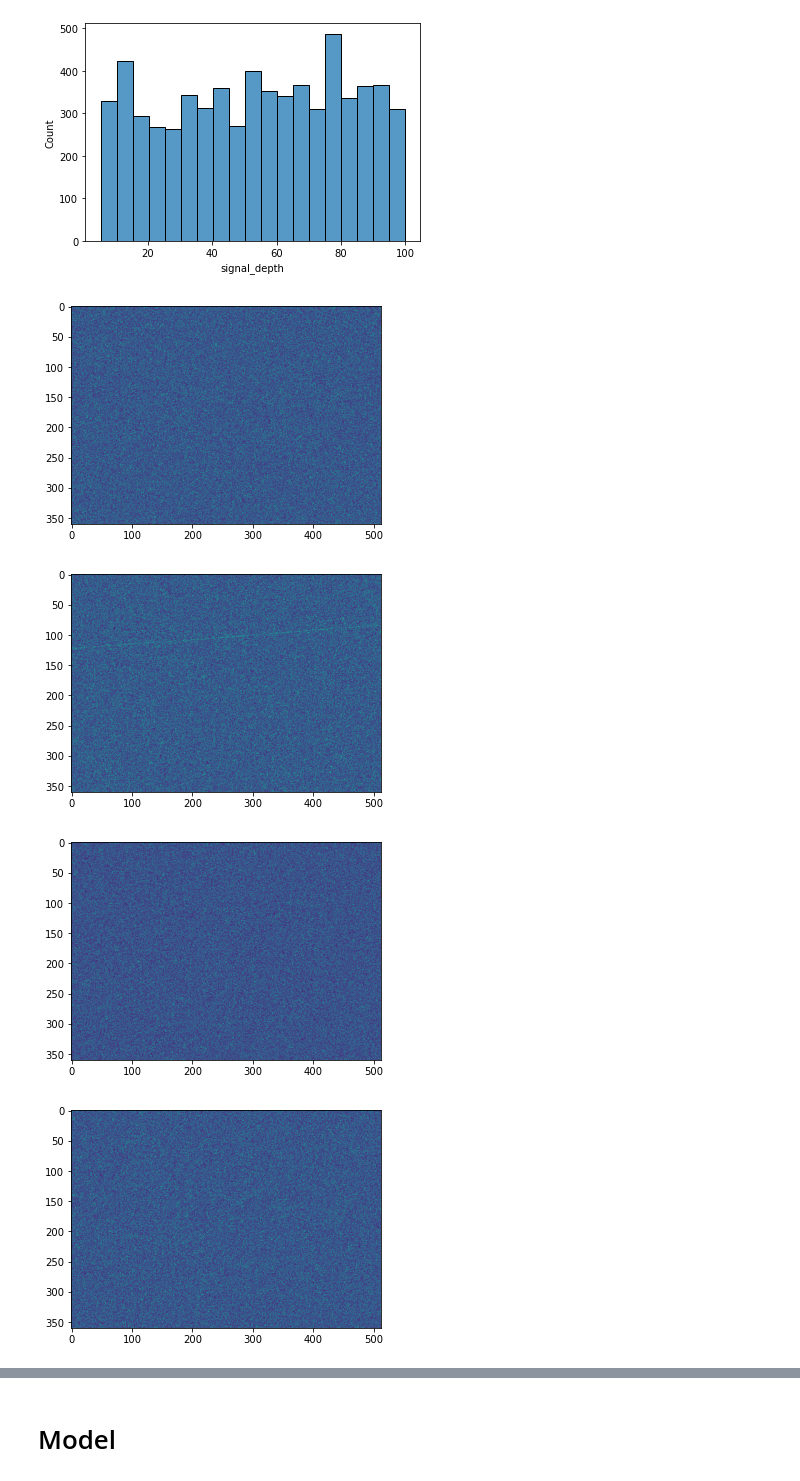
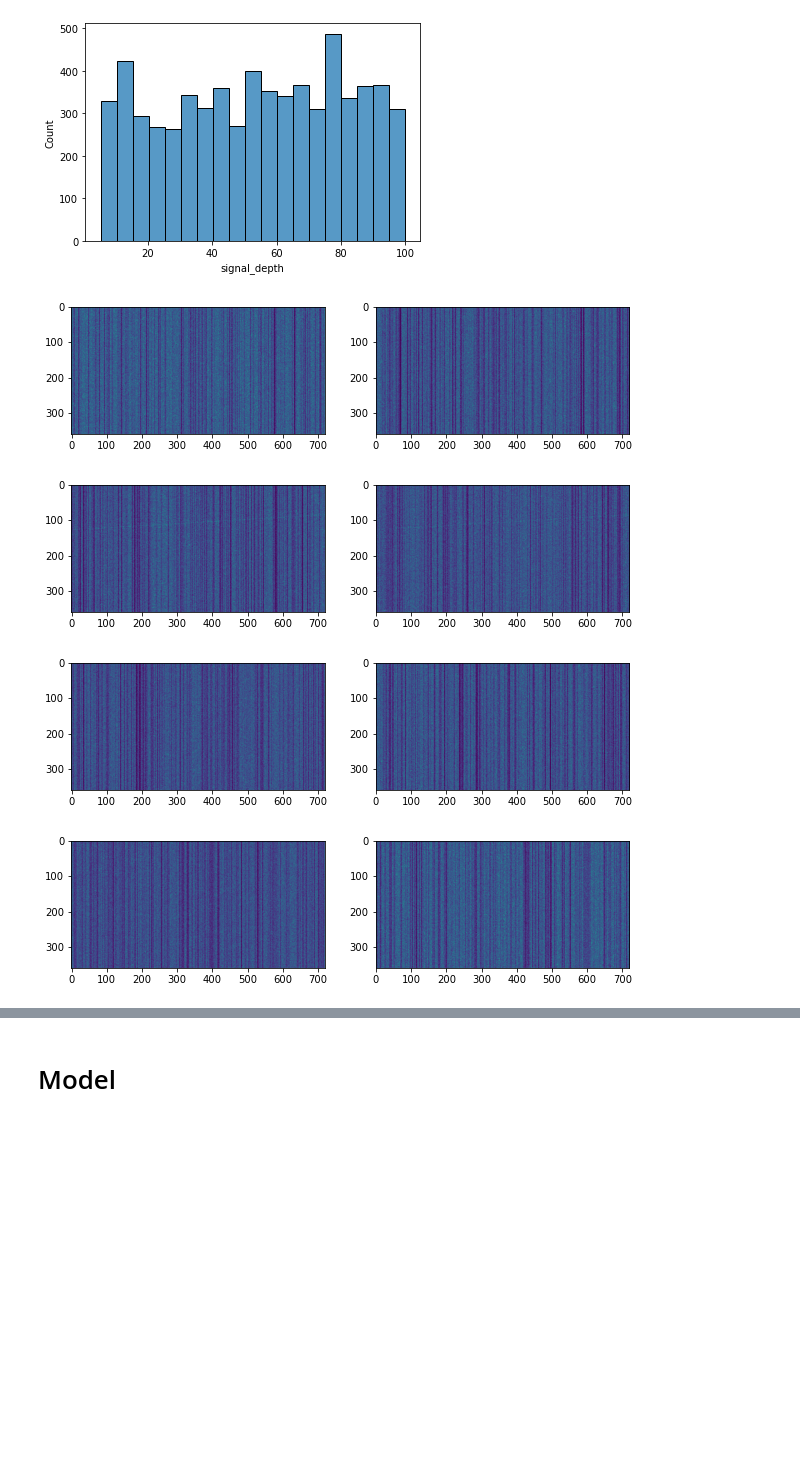
Before and after one commit to analokmaus/kaggle-g2net-2022-private, a Jupyter notebook: 01_eda.ipynb, the cells around one changed output, grey strips where cells are left out. Drawn from its saved outputs; the diff is of its cells as text; code cells hidden in the pictures; blank space fills up the shorter version.

```diff
--- a/01_eda.ipynb
+++ b/01_eda.ipynb
@@ -18,28 +18,29 @@ df = df.loc[df['target'] != -1]
 # %%
 import albumentations as A
 from albumentations.pytorch.transforms import ToTensorV2
-from transforms import FrequencyMaskingTensor, TimeMaskingTensor, ShiftImage
+from transforms import *
 
 ds = G2Net2022Dataset(
     test,
     data_dir=Path('input/g2net-detecting-continuous-gravitational-waves/test'),
-    match_time=True,
+    # match_time=True,
     spec_diff=True,
     resize_factor=8,
     transforms=A.Compose([
         # A.Resize(360, 1024),
         ShiftImage(x_max=100, y_max=100, p=1.0),
+        RandomCrop(512),
         ToTensorV2(),
         # FrequencyMaskingTensor(p=1.0),
         # TimeMaskingTensor(128, p=1.0),
         # FrequencyMaskingTensor(p=1.0),
         ]),
-    normalize='global')
+    normalize='laeyoung')
 for i in range(20):
-    # plt.imshow(ds[i][0][0, :, :1000])
     data = ds[i][0]
     print(data.shape)
-    plt.imshow(data.permute(1,2,0)[:, :1000])
+    # plt.imshow(data.permute(1,2,0)[:, :1000])
+    plt.imshow(ds[i][0][0, :, :1000])
     plt.show()
     break
 # %% [output]
@@ -419,20 +419,26 @@ sns.histplot(v2_df.query('target == 1')['signal_depth'])
 ds = G2Net2022Dataset(
     v2_df,
     data_dir=Path('input/g2net-detecting-continuous-gravitational-waves/v2'),
-    match_time=False,
+    match_time=True,
     # spec_diff=True,
     resize_factor=8,
     random_crop=True,
     transforms=A.Compose([ToTensorV2()]),
-    normalize='local')
+    normalize='laeyoung',
+    fillna=False)
 # %%
 for i in range(5):
     # plt.imshow(ds[i][0].permute(1,2,0))
-    plt.imshow(ds[i][0][0])
+    plt.figure(figsize=(10, 4))
+    specs = ds[i][0]
+    plt.subplot(1, 2, 1)
+    plt.imshow(specs[0])
+    plt.subplot(1, 2, 2)
+    plt.imshow(specs[1])
     plt.show()
     # break
 # %% [output]
-[figure, old version]
+[figure, new version]
-[figure, old version]
+[figure, new version]
-[figure, old version]
+[figure, new version]
-[figure, old version]
+[figure, new version]
```
Also changed, not shown: parts of 5 cells of this notebook, 8 other files.
